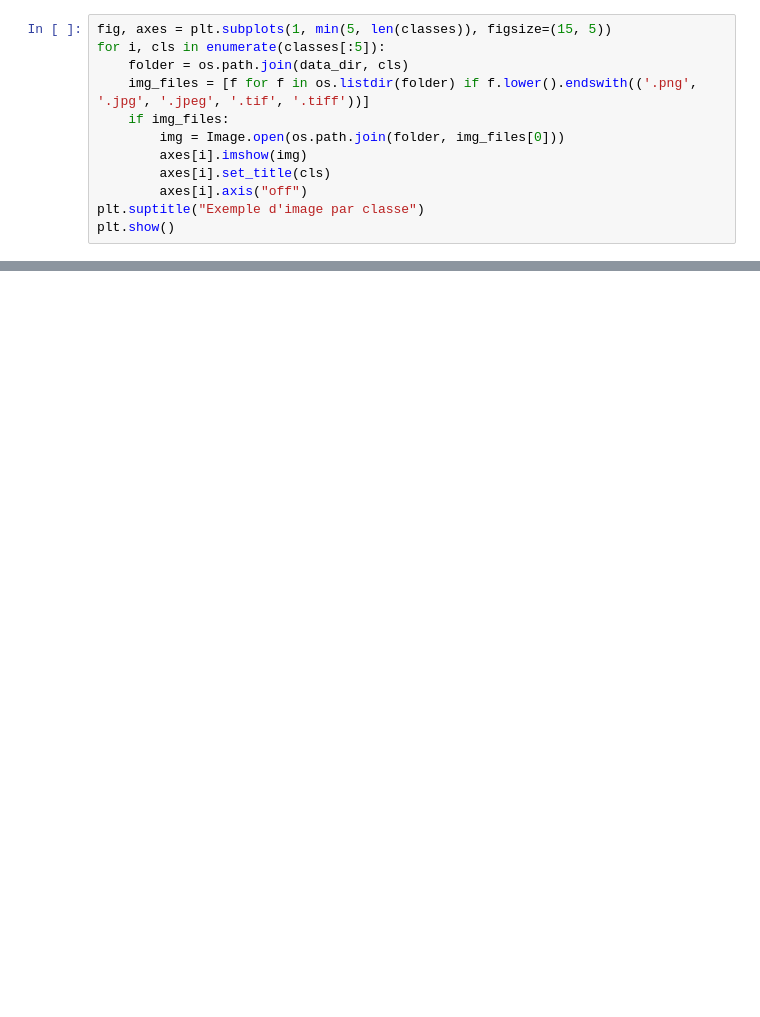
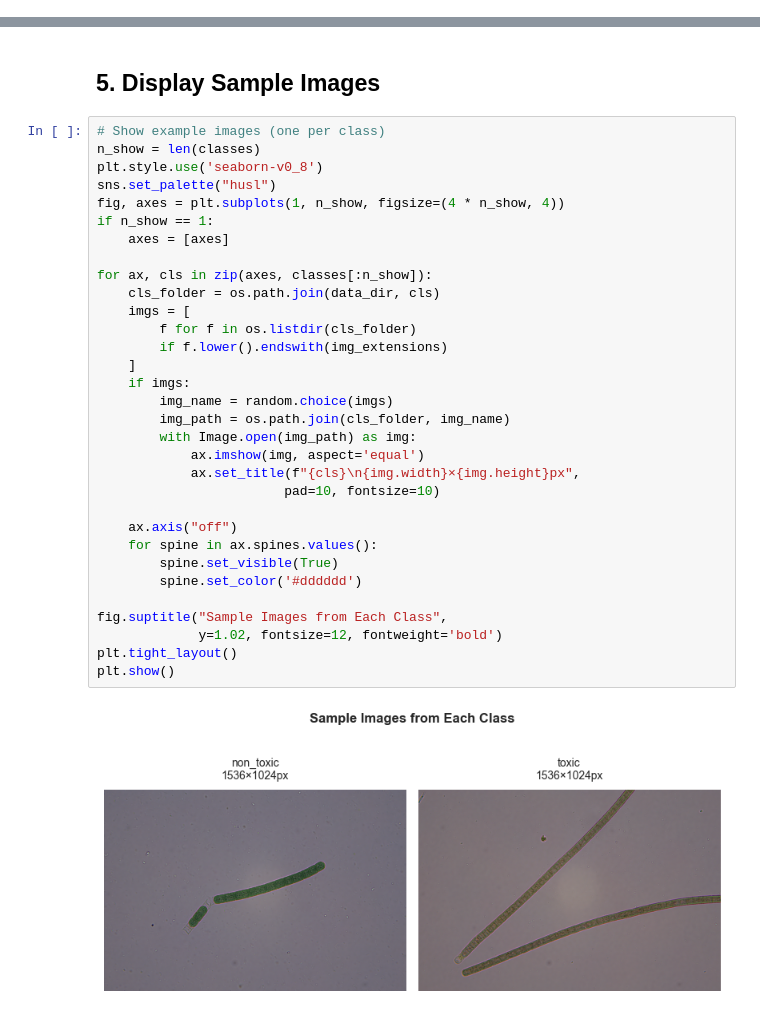
Before and after one commit to Tiits/microcoleus-project, a Jupyter notebook: notebooks/01_data_exploration.ipynb, the cells around one changed output, grey strips where cells are left out. Saved outputs shown, nothing was run; the diff lists cells and outputs as text; blank space fills up the shorter version.

```diff
--- a/notebooks/01_data_exploration.ipynb
+++ b/notebooks/01_data_exploration.ipynb
@@ -56,12 +53,0 @@ plt.show()
-# %%
-fig, axes = plt.subplots(1, min(5, len(classes)), figsize=(15, 5))
-for i, cls in enumerate(classes[:5]):
-    folder = os.path.join(data_dir, cls)
-    img_files = [f for f in os.listdir(folder) if f.lower().endswith(('.png', '.jpg', '.jpeg', '.tif', '.tiff'))]
-    if img_files:
-        img = Image.open(os.path.join(folder, img_files[0]))
-        axes[i].imshow(img)
-        axes[i].set_title(cls)
-        axes[i].axis("off")
-plt.suptitle("Exemple d'image par classe")
-plt.show()
@@ -102,0 +68,36 @@ Taille moyenne : 1594.3688663282571 x 1108.3722504230118
+# %% [markdown]
+## 5. Display Sample Images
+# %%
+# Show example images (one per class)
+n_show = len(classes)
+plt.style.use('seaborn-v0_8')
+sns.set_palette("husl")
+fig, axes = plt.subplots(1, n_show, figsize=(4 * n_show, 4))
+if n_show == 1:
+    axes = [axes]
+
+for ax, cls in zip(axes, classes[:n_show]):
+    cls_folder = os.path.join(data_dir, cls)
+    imgs = [
+        f for f in os.listdir(cls_folder)
+        if f.lower().endswith(img_extensions)
+    ]
+    if imgs:
+        img_name = random.choice(imgs)
+        img_path = os.path.join(cls_folder, img_name)
+        with Image.open(img_path) as img:
+            ax.imshow(img, aspect='equal')
+            ax.set_title(f"{cls}\n{img.width}×{img.height}px",
+                        pad=10, fontsize=10)
+
+    ax.axis("off")
+    for spine in ax.spines.values():
+        spine.set_visible(True)
+        spine.set_color('#dddddd')
+
+fig.suptitle("Sample Images from Each Class",
+             y=1.02, fontsize=12, fontweight='bold')
+plt.tight_layout()
+plt.show()
+# %% [output]
+[figure, added]
```
Also changed, not shown: parts of 21 cells of this notebook, 13 other files.
